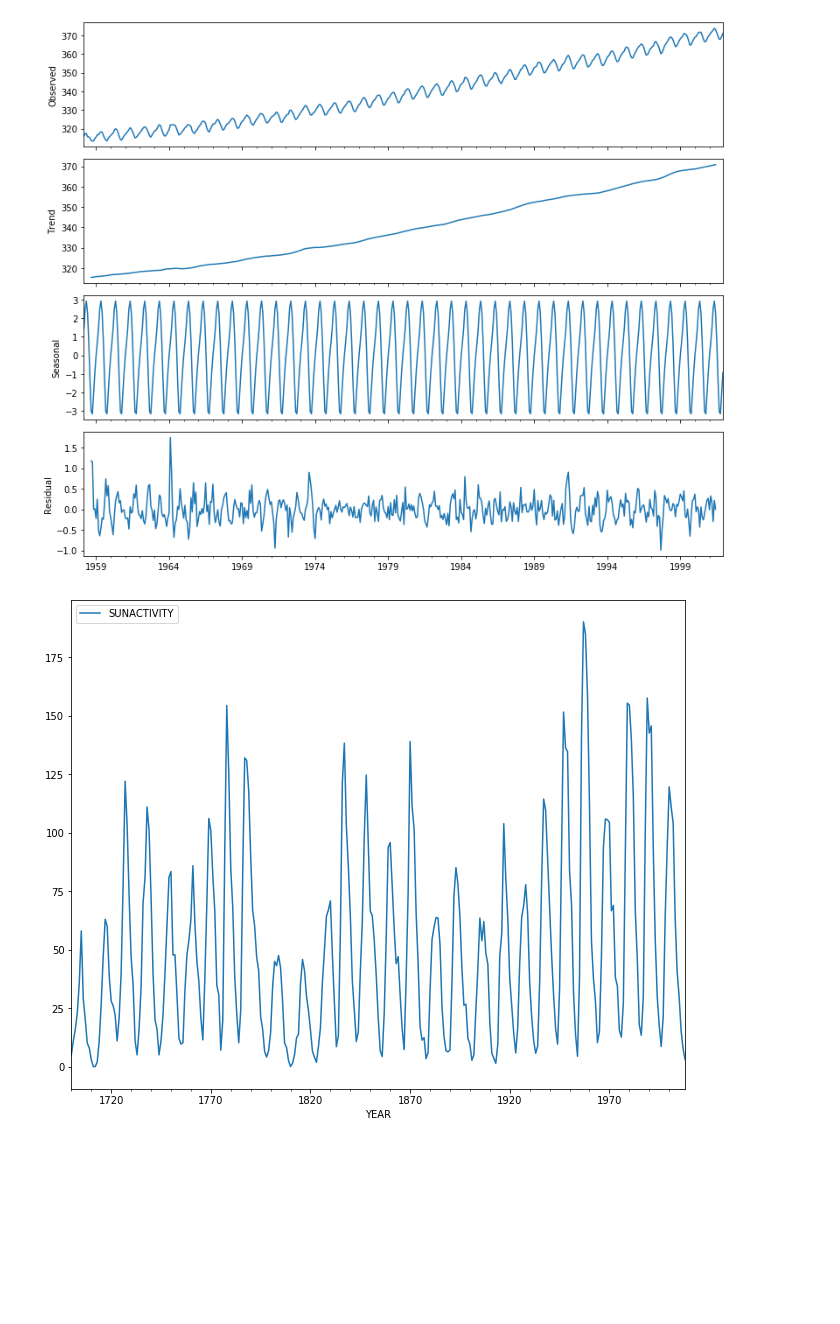
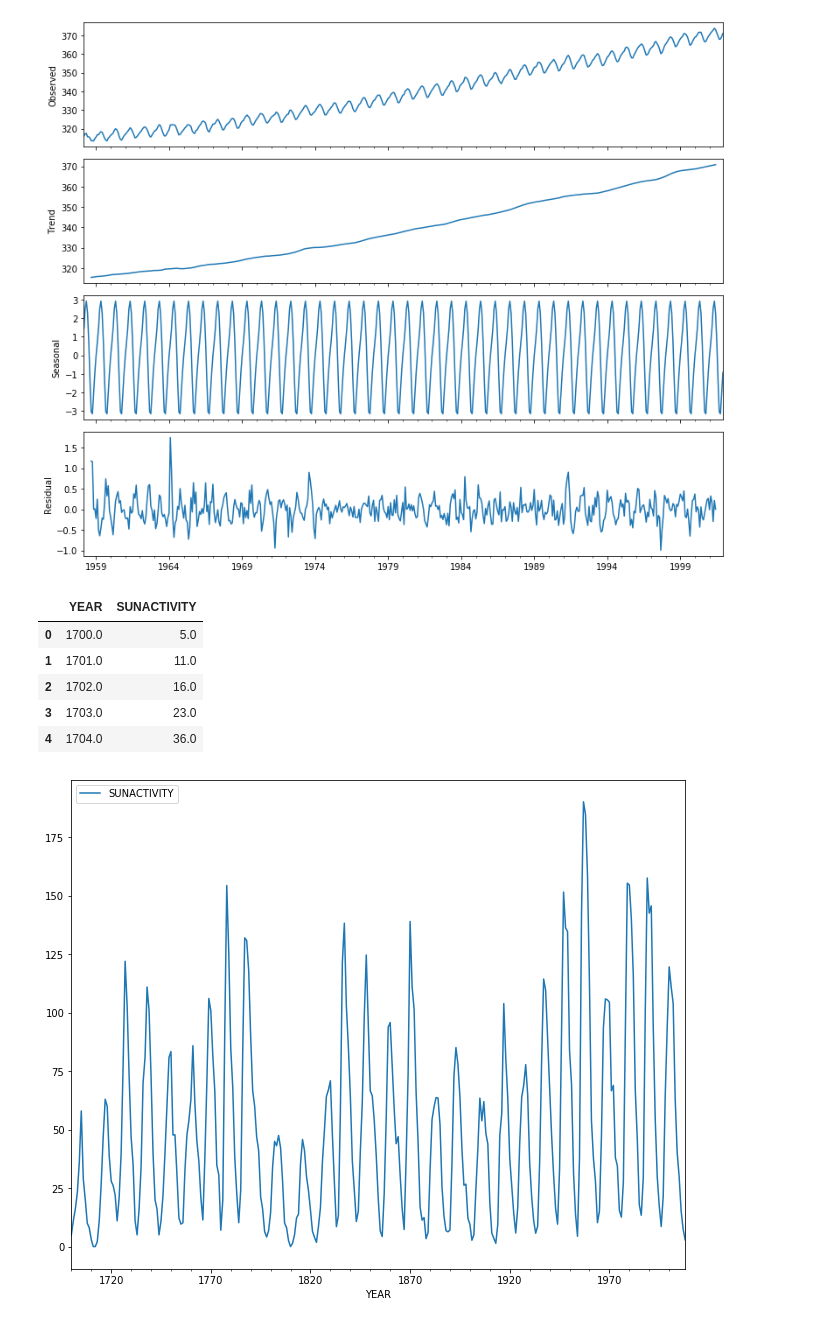
Before and after one commit to nasrutdinov/ml-mag, a Jupyter notebook: lect_04.20/Time_Series.ipynb, the cells around one changed output. Saved outputs shown, nothing was run; the diff lists cells and outputs as text; code cells hidden in the pictures; blank space fills up the shorter version.

```diff
--- a/lect_04.20/Time_Series.ipynb
+++ b/lect_04.20/Time_Series.ipynb
@@ -118,6 +124,19 @@ fig = decomposition.plot()
 plt.show()
 # %% [output]
 [figure]
+# %%
+#Пример 2
+data2=sm.datasets.sunspots.load_pandas()
+sunspots=data2.data
+# %%
+sunspots.head()
+# %% [output]
+|  | YEAR | SUNACTIVITY |
+| 0 | 1700.0 | 5.0 |
+| 1 | 1701.0 | 11.0 |
+| 2 | 1702.0 | 16.0 |
+| 3 | 1703.0 | 23.0 |
+| 4 | 1704.0 | 36.0 |
 # %%
 #Пример 2
 data2=sm.datasets.sunspots.load_pandas()
```
Also changed, not shown: parts of 9 cells of this notebook, 19 other files.
